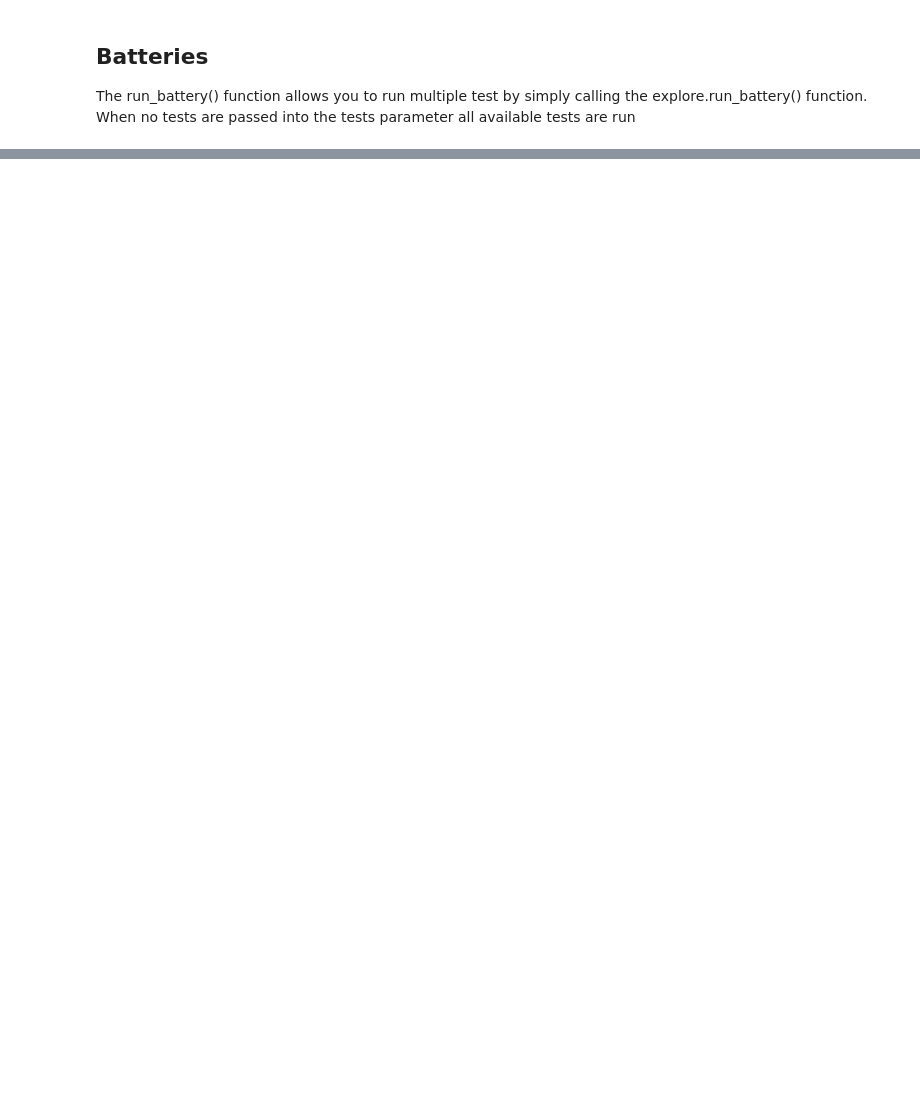
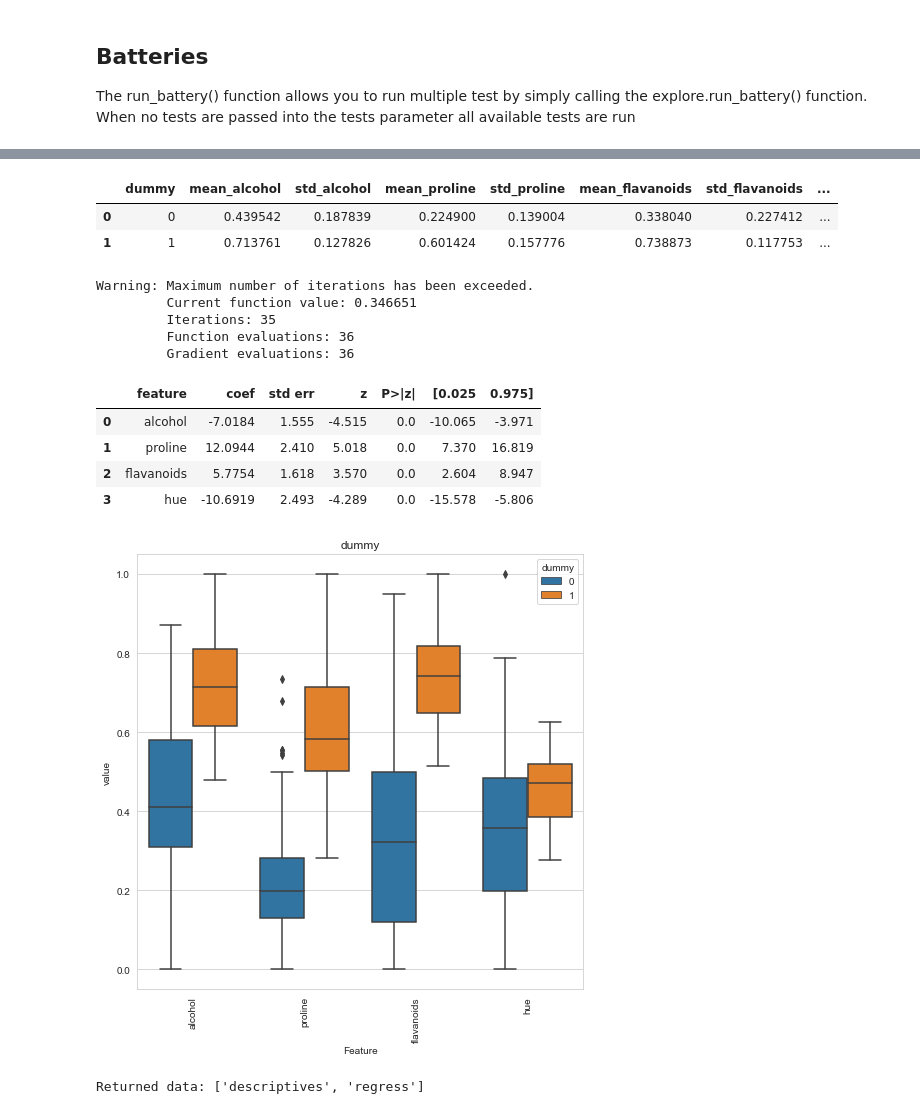
Before and after one commit to JFLandrigan/eagles, a Jupyter notebook: Exploratory.ipynb, the cells around one changed output, grey strips where cells are left out. Drawn from its saved outputs; the diff is of its cells as text; code cells hidden in the pictures; blank space fills up the shorter version.

Commit message:
update to outcomes and notebook

```diff
--- a/Exploratory.ipynb
+++ b/Exploratory.ipynb
@@ -140,0 +130,32 @@ test_dict = explore.run_battery(data=wines
+# %%
+wines['dummy'] = list(map(lambda x: 1 if x == '1' else 0, wines['class']))
+
+res_dict = outcomes.stats_by_outcome(data=wines
+                                     , outcome_type='categorical'
+                                     , outcome='dummy'
+                                     , categorical_fts=[]
+                                     , continuous_fts=['alcohol', 'proline', 'flavanoids', 'hue']
+                                     , analyses=["descriptives", "regress"]
+                                     , descriptive_stats=['mean', 'std']
+                                     , scale='minmax'
+                                     , plot=True
+                                    )
+# %% [output]
+|  | dummy | mean_alcohol | std_alcohol | mean_proline | std_proline | mean_flavanoids | std_flavanoids | ... |
+| 0 | 0 | 0.439542 | 0.187839 | 0.224900 | 0.139004 | 0.338040 | 0.227412 | ... |
+| 1 | 1 | 0.713761 | 0.127826 | 0.601424 | 0.157776 | 0.738873 | 0.117753 | ... |
+Warning: Maximum number of iterations has been exceeded.
+         Current function value: 0.346651
+         Iterations: 35
+         Function evaluations: 36
+         Gradient evaluations: 36
+|  | feature | coef | std err | z | P>|z| | [0.025 | 0.975] |
+| 0 | alcohol | -7.0184 | 1.555 | -4.515 | 0.0 | -10.065 | -3.971 |
+| 1 | proline | 12.0944 | 2.410 | 5.018 | 0.0 | 7.370 | 16.819 |
+| 2 | flavanoids | 5.7754 | 1.618 | 3.570 | 0.0 | 2.604 | 8.947 |
+| 3 | hue | -10.6919 | 2.493 | -4.289 | 0.0 | -15.578 | -5.806 |
+[figure, added]
+# %%
+print("Returned data: " + str(list(res_dict.keys())))
+# %% [output]
+Returned data: ['descriptives', 'regress']
```
Also changed, not shown: parts of 14 cells of this notebook, 2 other files.
